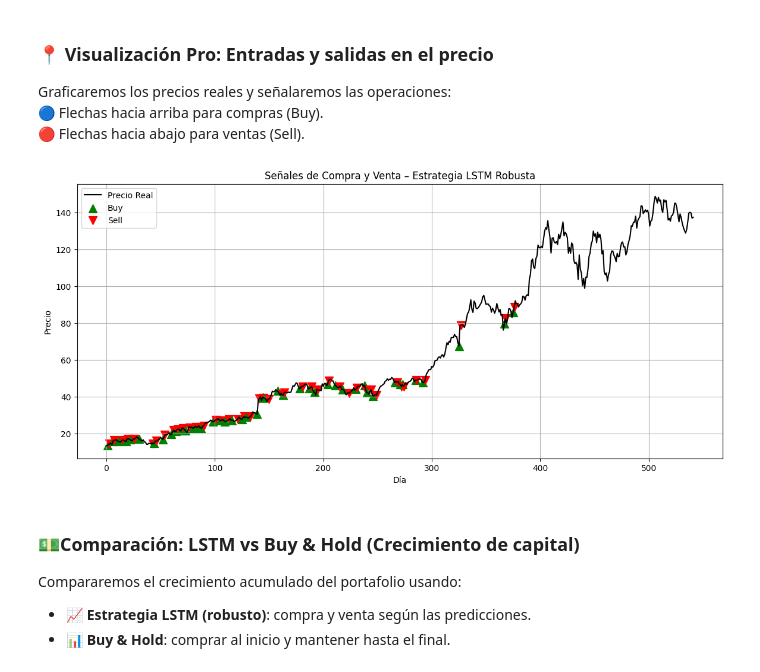
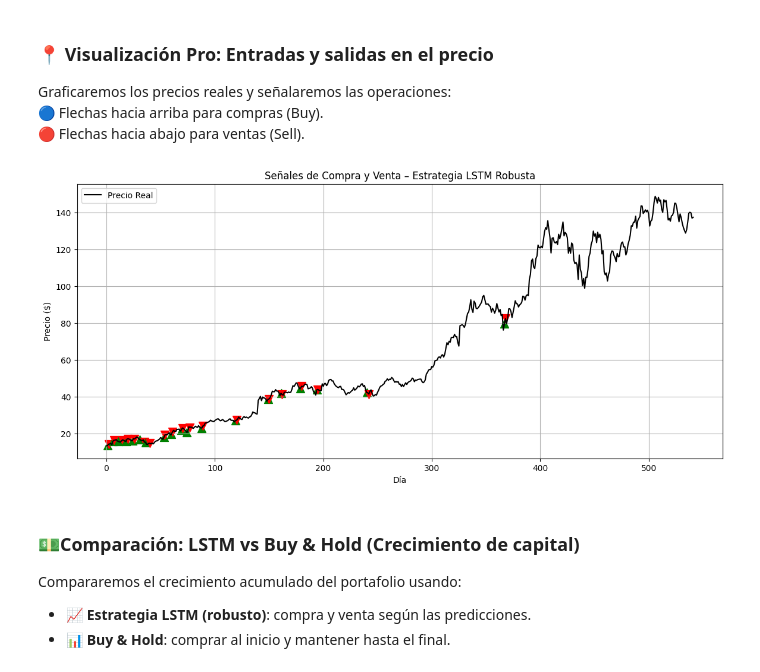
Before and after one commit to Parcex10/004_LSTM, a Jupyter notebook: report.ipynb, the cells around one changed output. Saved outputs shown, nothing was run; the diff lists cells and outputs as text; code cells hidden in the pictures.

```diff
--- a/report.ipynb
+++ b/report.ipynb
@@ -353,13 +317,14 @@ def mini_backtester(predictions, real_prices, capital_inicial=10000):
 # %%
-capital_history, trades = mini_backtester(
-    preds=y_pred_robust_rescaled.flatten(),
-    real_prices=y_test_rescaled.flatten(),
-    initial_capital=1000
+# Ejecutar backtester con modelo robusto
+capital_history_robust, trade_signals_robust = mini_backtester(
+    y_pred_robust_rescaled.flatten(),
+    y_test_rescaled.flatten(),
+    capital_inicial=10000
 )
 
-# Mostrar resumen de operaciones
-for t in trades[-5:]:
-    print(f"{t[0]} @ Día {t[1]} | Precio: {t[2]:.2f} | Capital: {t[3]:.2f}")
+# Mostrar las últimas 5 operaciones
+for t in trade_signals_robust[-5:]:
+    print(f"{t[0]} @ Día {t[1]} | Precio: {t[2]:.2f} | Capital: ${t[3]:.2f}")
 
-print(f"\nCapital final: ${capital_history[-1]:.2f}")
+print(f"\n💰 Capital final: ${capital_history_robust[-1]:.2f}")
 # %% [output]
@@ -385,26 +356,25 @@ Graficaremos los precios reales y señalaremos las operaciones:
 # %%
 def plot_trades(real_prices, trades):
     plt.figure(figsize=(14, 6))
     plt.plot(real_prices, color="black", label="Precio Real")
 
-    # Marcar las operaciones
     for t in trades:
         if t[0] == "Buy":
-            plt.scatter(t[1], t[2], color="green", marker="^", s=100, label="Buy")
+            plt.scatter(t[1], t[2], color="green", marker="^", s=100)
         elif t[0] == "Sell":
-            plt.scatter(t[1], t[2], color="red", marker="v", s=100, label="Sell")
+            plt.scatter(t[1], t[2], color="red", marker="v", s=100)
 
     plt.title("Señales de Compra y Venta – Estrategia LSTM Robusta")
     plt.xlabel("Día")
-    plt.ylabel("Precio")
-    plt.legend(["Precio Real", "Buy", "Sell"])
+    plt.ylabel("Precio ($)")
+    plt.legend(["Precio Real"])
     plt.grid(True)
     plt.show()
 
-# 📊 Visualizar operaciones sobre el precio
-plot_trades(y_test_rescaled.flatten(), trades)
+# 📊 Llamar a la visualización
+plot_trades(y_test_rescaled.flatten(), trade_signals_robust)
 # %% [output]
-[figure, old version]
+[figure, new version]
 # %% [markdown]
 ### 💵Comparación: LSTM vs Buy & Hold (Crecimiento de capital)
 
```
Also changed, not shown: parts of 24 cells of this notebook, 1 other file.
